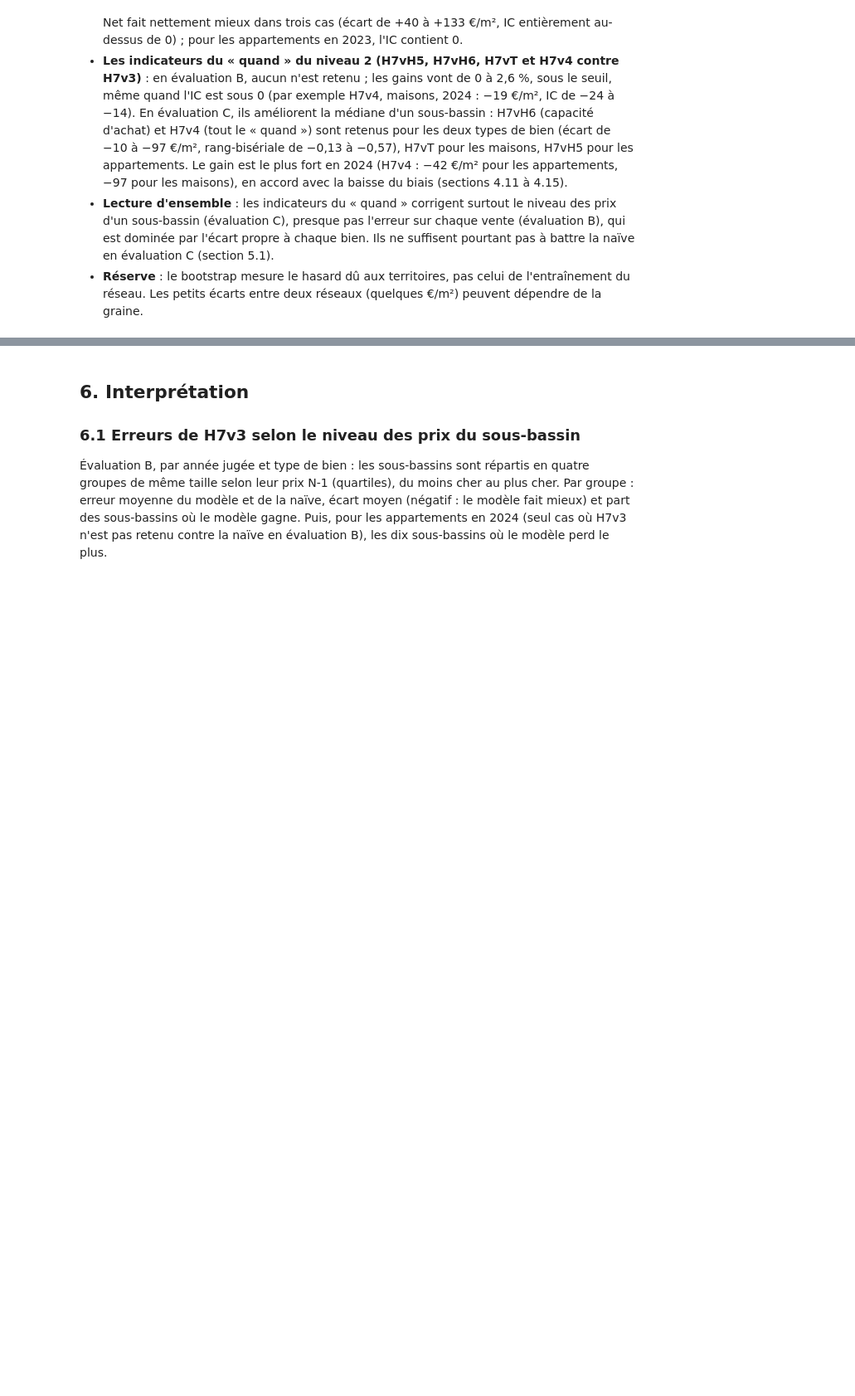
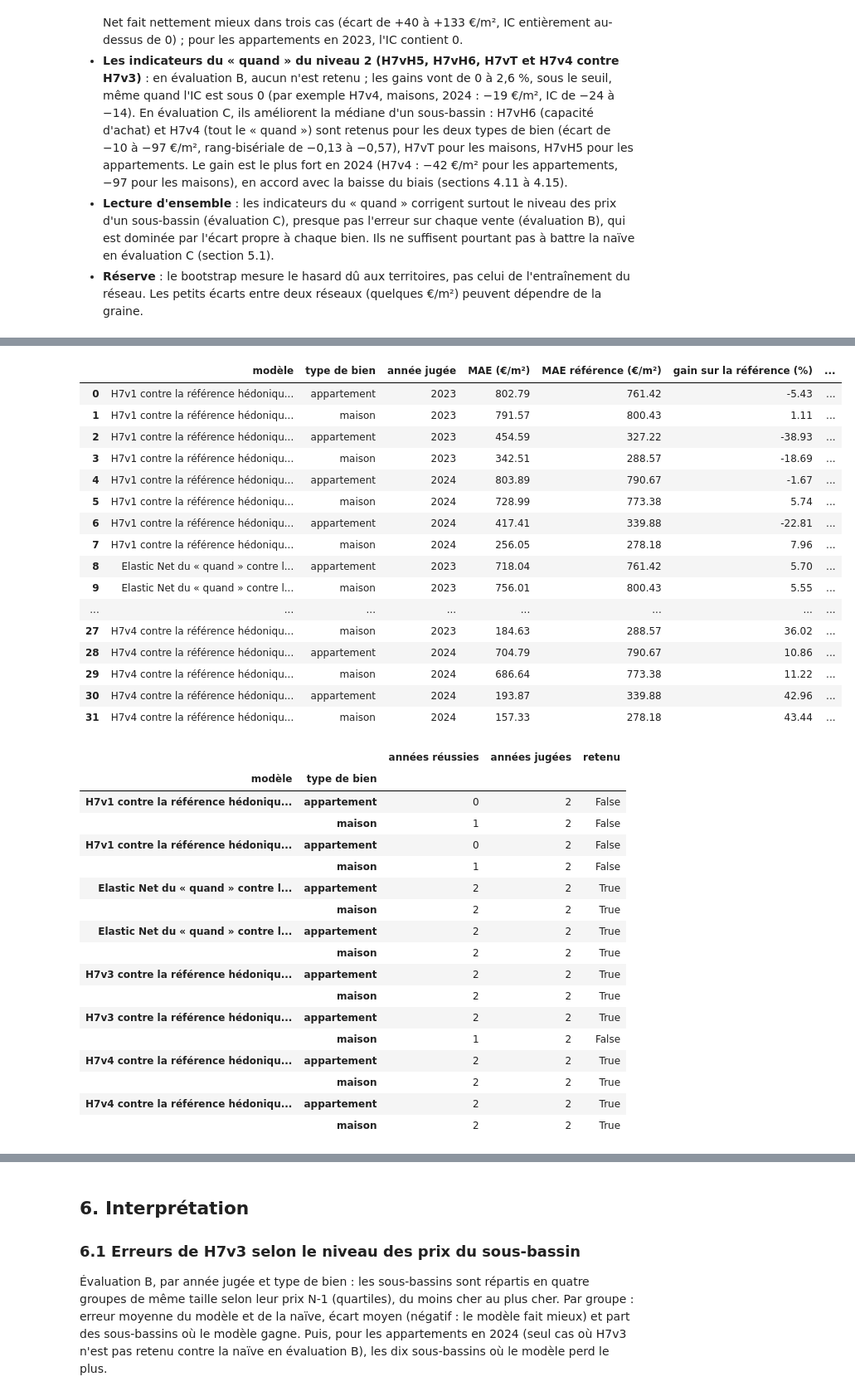
Before and after one commit to cecile-learns/projet_compagnon, a Jupyter notebook: 03_modelisation/3_tour2/H7_modele_par_vente.ipynb, the cells around one changed output, grey strips where cells are left out. Shown at 83% size. Drawn from its saved outputs; the diff is of its cells as text; code cells hidden in the pictures; blank space fills up the shorter version.

```diff
--- a/03_modelisation/3_tour2/H7_modele_par_vente.ipynb
+++ b/03_modelisation/3_tour2/H7_modele_par_vente.ipynb
@@ -1237,0 +1305,66 @@ regle_decision(res_ref, tst_ref, comparaison="référence")
+# %%
+COMPARAISONS_HEDO = [  # (libellé, modèle, modèle de comparaison)
+    ("H7v1 contre la référence hédonique N-1", H7V1, HEDONIQUE),
+    ("Elastic Net du « quand » contre la référence hédonique N-1", REFERENCE_QUAND, HEDONIQUE),
+    ("H7v3 contre la référence hédonique N-1", H7V3, HEDONIQUE),
+    ("H7v4 contre la référence hédonique N-1", H7V4, HEDONIQUE),
+]
+
+resultats_hedo, tests_hedo = [], []
+for libelle, nom, nom_ref in COMPARAISONS_HEDO:
+    for annee, (app, ev) in FENETRES.items():
+        assert annee in commun.ANNEES_JUGEES and ev["annee"].max() <= commun.ANNEES_JUGEES[-1]   # jamais 2025     # jamais 2025
+        p, p_panier = previsions[(nom, annee)]
+        r, r_panier = previsions[(nom_ref, annee)]
+        ev_ref = ev.copy()
+        ev_ref["prix_n1"] = r                                    # B : la référence remplace la naïve
+        evaluer_ventes(libelle, ev_ref, p, resultats_hedo)
+        tester_ventes(libelle, ev_ref, p, tests_hedo)
+        panier = panier_fixe(ventes_brutes, table, annee)        # C : médiane des prévisions du panier fixe
+        med, med_ref = medianes_panier(panier, p_panier), medianes_panier(panier, r_panier)
+        evaluation = table.loc[table.index.intersection(med.index)].copy()
+        evaluation["prix_n1"] = med_ref.loc[evaluation.index]
+        evaluer(f"{libelle} (C, panier fixe)", evaluation, med.loc[evaluation.index], resultats_hedo)
+        tester(f"{libelle} (C, panier fixe)", evaluation, med.loc[evaluation.index], tests_hedo)
+
+res_hedo = pd.DataFrame(resultats_hedo).rename(columns=lambda c: c.replace("naïve", "référence"))
+tst_hedo = pd.DataFrame(tests_hedo).rename(columns=lambda c: c.replace("naïve", "référence"))
+display(res_hedo[["modèle", "type de bien", "année jugée", "MAE (€/m²)", "MAE référence (€/m²)",
+                  "gain sur la référence (%)", "bassins où le modèle gagne (%)"]].round(2))
+display(regle_decision(res_hedo, tst_hedo, comparaison="référence"))
+# %% [output]
+|  | modèle | type de bien | année jugée | MAE (€/m²) | MAE référence (€/m²) | gain sur la référence (%) | ... |
+| 0 | H7v1 contre la référence hédoniqu... | appartement | 2023 | 802.79 | 761.42 | -5.43 | ... |
+| 1 | H7v1 contre la référence hédoniqu... | maison | 2023 | 791.57 | 800.43 | 1.11 | ... |
+| 2 | H7v1 contre la référence hédoniqu... | appartement | 2023 | 454.59 | 327.22 | -38.93 | ... |
+| 3 | H7v1 contre la référence hédoniqu... | maison | 2023 | 342.51 | 288.57 | -18.69 | ... |
+| 4 | H7v1 contre la référence hédoniqu... | appartement | 2024 | 803.89 | 790.67 | -1.67 | ... |
+| 5 | H7v1 contre la référence hédoniqu... | maison | 2024 | 728.99 | 773.38 | 5.74 | ... |
+| 6 | H7v1 contre la référence hédoniqu... | appartement | 2024 | 417.41 | 339.88 | -22.81 | ... |
+| 7 | H7v1 contre la référence hédoniqu... | maison | 2024 | 256.05 | 278.18 | 7.96 | ... |
+| 8 | Elastic Net du « quand » contre l... | appartement | 2023 | 718.04 | 761.42 | 5.70 | ... |
+| 9 | Elastic Net du « quand » contre l... | maison | 2023 | 756.01 | 800.43 | 5.55 | ... |
+| ... | ... | ... | ... | ... | ... | ... | ... |
+| 27 | H7v4 contre la référence hédoniqu... | maison | 2023 | 184.63 | 288.57 | 36.02 | ... |
+| 28 | H7v4 contre la référence hédoniqu... | appartement | 2024 | 704.79 | 790.67 | 10.86 | ... |
+| 29 | H7v4 contre la référence hédoniqu... | maison | 2024 | 686.64 | 773.38 | 11.22 | ... |
+| 30 | H7v4 contre la référence hédoniqu... | appartement | 2024 | 193.87 | 339.88 | 42.96 | ... |
+| 31 | H7v4 contre la référence hédoniqu... | maison | 2024 | 157.33 | 278.18 | 43.44 | ... |
+|  |  | années réussies | années jugées | retenu |
+| modèle | type de bien |  |  |  |
+| H7v1 contre la référence hédoniqu... | appartement | 0 | 2 | False |
+|  | maison | 1 | 2 | False |
+| H7v1 contre la référence hédoniqu... | appartement | 0 | 2 | False |
+|  | maison | 1 | 2 | False |
+| Elastic Net du « quand » contre l... | appartement | 2 | 2 | True |
+|  | maison | 2 | 2 | True |
+| Elastic Net du « quand » contre l... | appartement | 2 | 2 | True |
+|  | maison | 2 | 2 | True |
+| H7v3 contre la référence hédoniqu... | appartement | 2 | 2 | True |
+|  | maison | 2 | 2 | True |
+| H7v3 contre la référence hédoniqu... | appartement | 2 | 2 | True |
+|  | maison | 1 | 2 | False |
+| H7v4 contre la référence hédoniqu... | appartement | 2 | 2 | True |
+|  | maison | 2 | 2 | True |
+| H7v4 contre la référence hédoniqu... | appartement | 2 | 2 | True |
+|  | maison | 2 | 2 | True |
```
Also changed, not shown: parts of 16 cells of this notebook.
